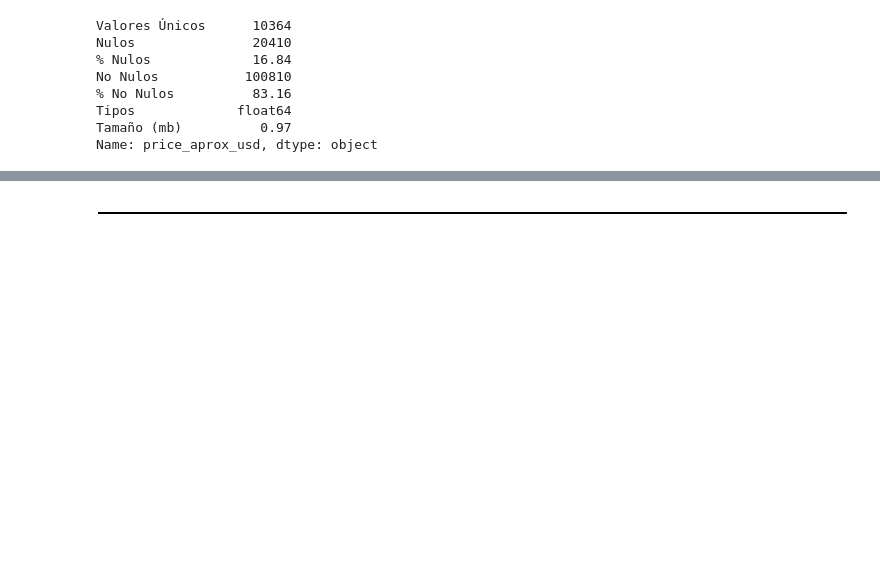
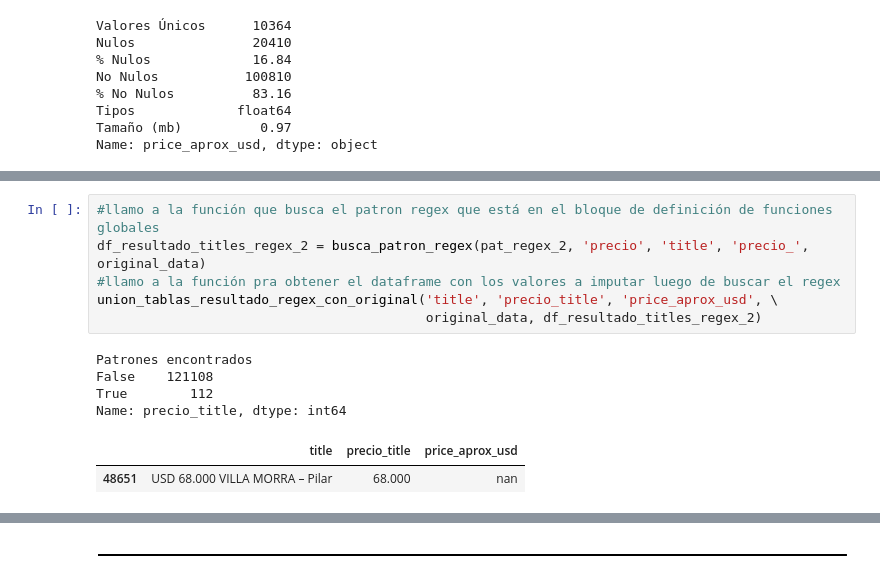
Before and after one commit to Sergio-Piazza/TP1_Grupo_7_Dhdsblend, a Jupyter notebook: Desafio_1_Grupo_7.ipynb, the cells around one changed output, grey strips where cells are left out. Cells and saved outputs as stored; diff of their text form; blank space fills up the shorter version.

```diff
--- a/Desafio_1_Grupo_7.ipynb
+++ b/Desafio_1_Grupo_7.ipynb
@@ -863,0 +933,13 @@ Name: price_aprox_usd, dtype: object
+# %%
+#llamo a la función que busca el patron regex que está en el bloque de definición de funciones globales
+df_resultado_titles_regex_2 = busca_patron_regex(pat_regex_2, 'precio', 'title', 'precio_', original_data)
+#llamo a la función pra obtener el dataframe con los valores a imputar luego de buscar el regex
+union_tablas_resultado_regex_con_original('title', 'precio_title', 'price_aprox_usd', \
+                                          original_data, df_resultado_titles_regex_2)
+# %% [output]
+Patrones encontrados
+False    121108
+True        112
+Name: precio_title, dtype: int64
+|  | title | precio_title | price_aprox_usd |
+| 48651 | USD 68.000 VILLA MORRA – Pilar | 68.000 | nan |
```
Also changed, not shown: parts of 8 cells of this notebook.
